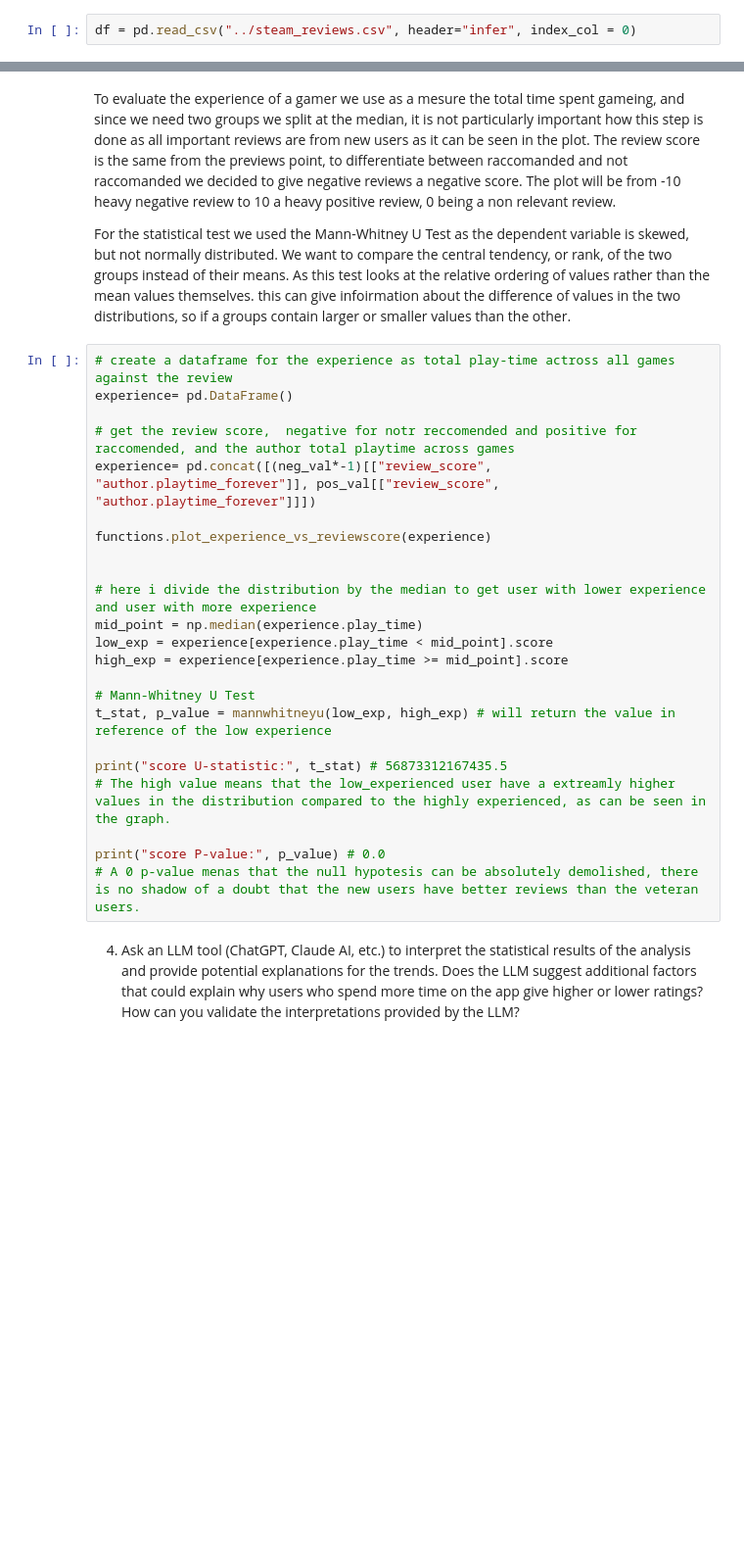
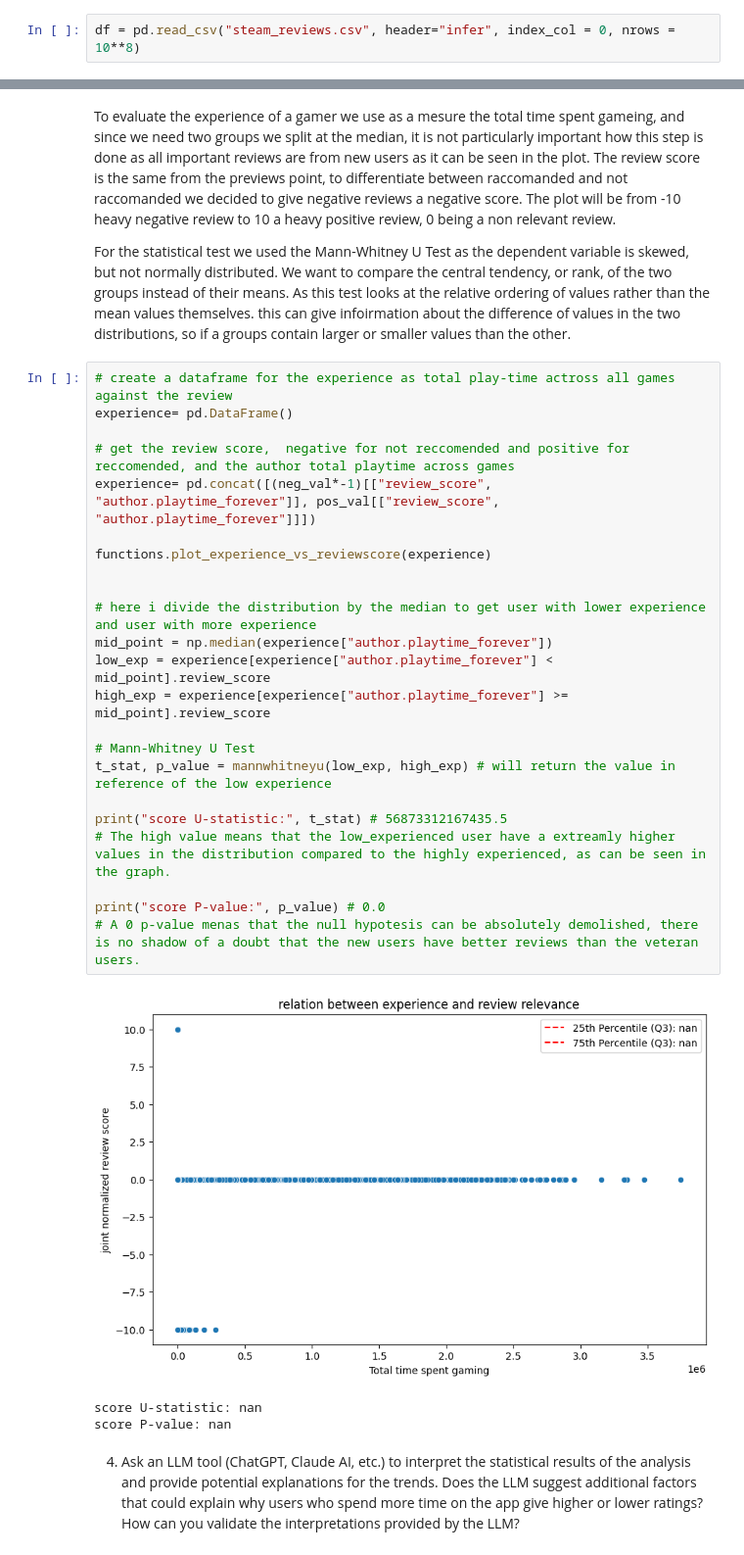
Before and after one commit to zimmy11/ADM-HW2, a Jupyter notebook: main.ipynb, the cells around one changed output, grey strips where cells are left out. Shown at 98% size. Drawn from its saved outputs; the diff is of its cells as text; blank space fills up the shorter version.

```diff
--- a/main.ipynb
+++ b/main.ipynb
@@ -46,7 +46,7 @@ importlib.reload(functions)
 # %% [markdown]
 Fitst of all, we load the csv file into a DataFrame
 # %%
-df = pd.read_csv("../steam_reviews.csv", header="infer", index_col = 0)
+df = pd.read_csv("steam_reviews.csv", header="infer", index_col = 0, nrows = 10**8)
 # %% [markdown]
 #### **1. Exploring the Dataset**
 
@@ -752,26 +757,30 @@ For the statistical test we used the Mann-Whitney U Test as the dependent variab
 # %%
 # create a dataframe for the experience as total play-time actross all games against the review
 experience= pd.DataFrame()
 
-# get the review score,  negative for notr reccomended and positive for raccomended, and the author total playtime across games
+# get the review score,  negative for not reccomended and positive for reccomended, and the author total playtime across games
 experience= pd.concat([(neg_val*-1)[["review_score", "author.playtime_forever"]], pos_val[["review_score", "author.playtime_forever"]]])
 
 functions.plot_experience_vs_reviewscore(experience)
 
 
 # here i divide the distribution by the median to get user with lower experience and user with more experience
-mid_point = np.median(experience.play_time)
-low_exp = experience[experience.play_time < mid_point].score
-high_exp = experience[experience.play_time >= mid_point].score
+mid_point = np.median(experience["author.playtime_forever"])
+low_exp = experience[experience["author.playtime_forever"] < mid_point].review_score
+high_exp = experience[experience["author.playtime_forever"] >= mid_point].review_score
 
 # Mann-Whitney U Test
 t_stat, p_value = mannwhitneyu(low_exp, high_exp) # will return the value in reference of the low experience
 
 print("score U-statistic:", t_stat) # 56873312167435.5
 # The high value means that the low_experienced user have a extreamly higher values in the distribution compared to the highly experienced, as can be seen in the graph.
 
 print("score P-value:", p_value) # 0.0
 # A 0 p-value menas that the null hypotesis can be absolutely demolished, there is no shadow of a doubt that the new users have better reviews than the veteran users.
+# %% [output]
+[figure, added]
+score U-statistic: nan
+score P-value: nan
 # %% [markdown]
 4. Ask an LLM tool (ChatGPT, Claude AI, etc.) to interpret the statistical results of the analysis and provide potential explanations for the trends. Does the LLM suggest additional factors that could explain why users who spend more time on the app give higher or lower ratings? How can you validate the interpretations provided by the LLM?
 # %% [markdown]
```
Also changed, not shown: parts of 10 cells of this notebook, 1 other file.
